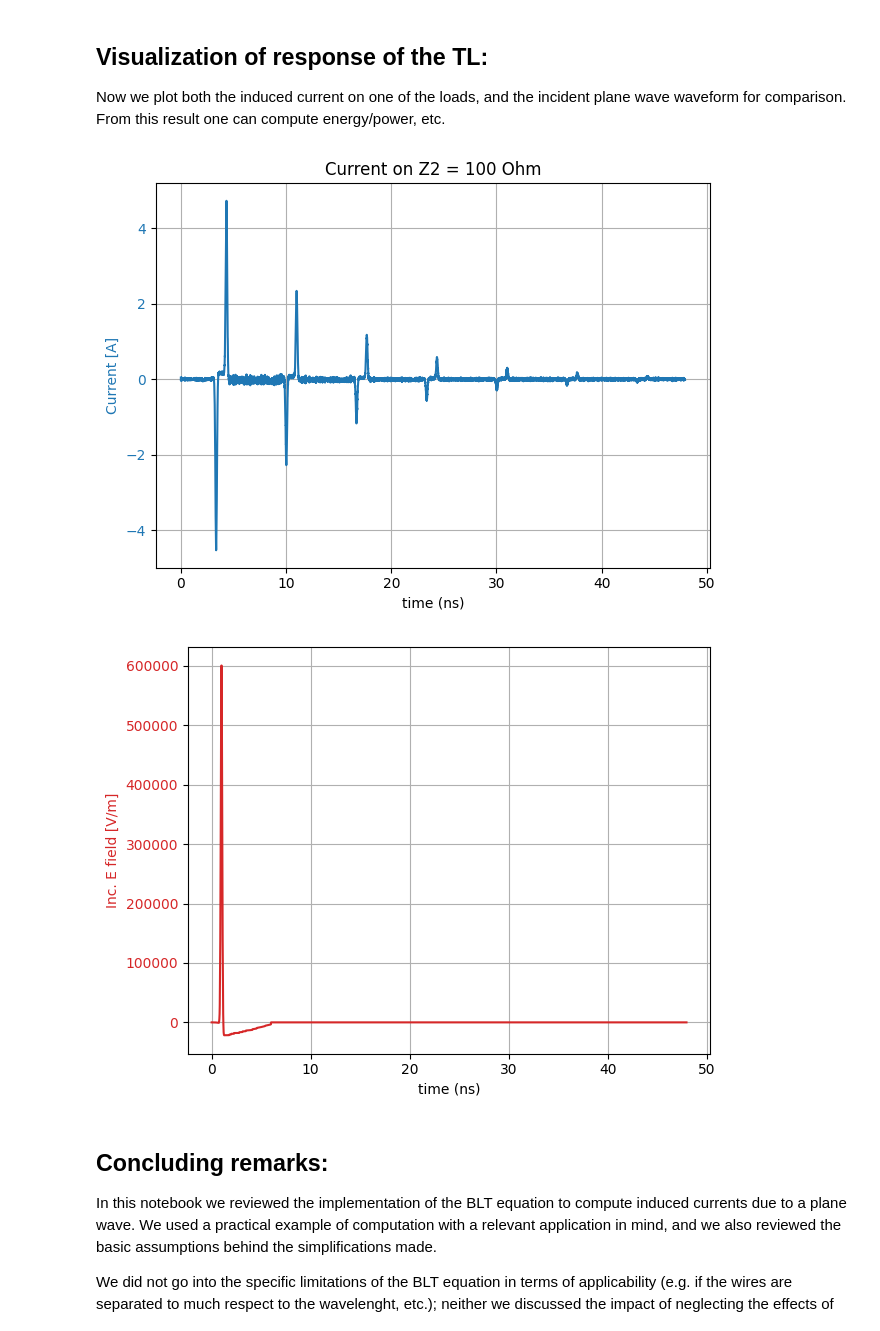
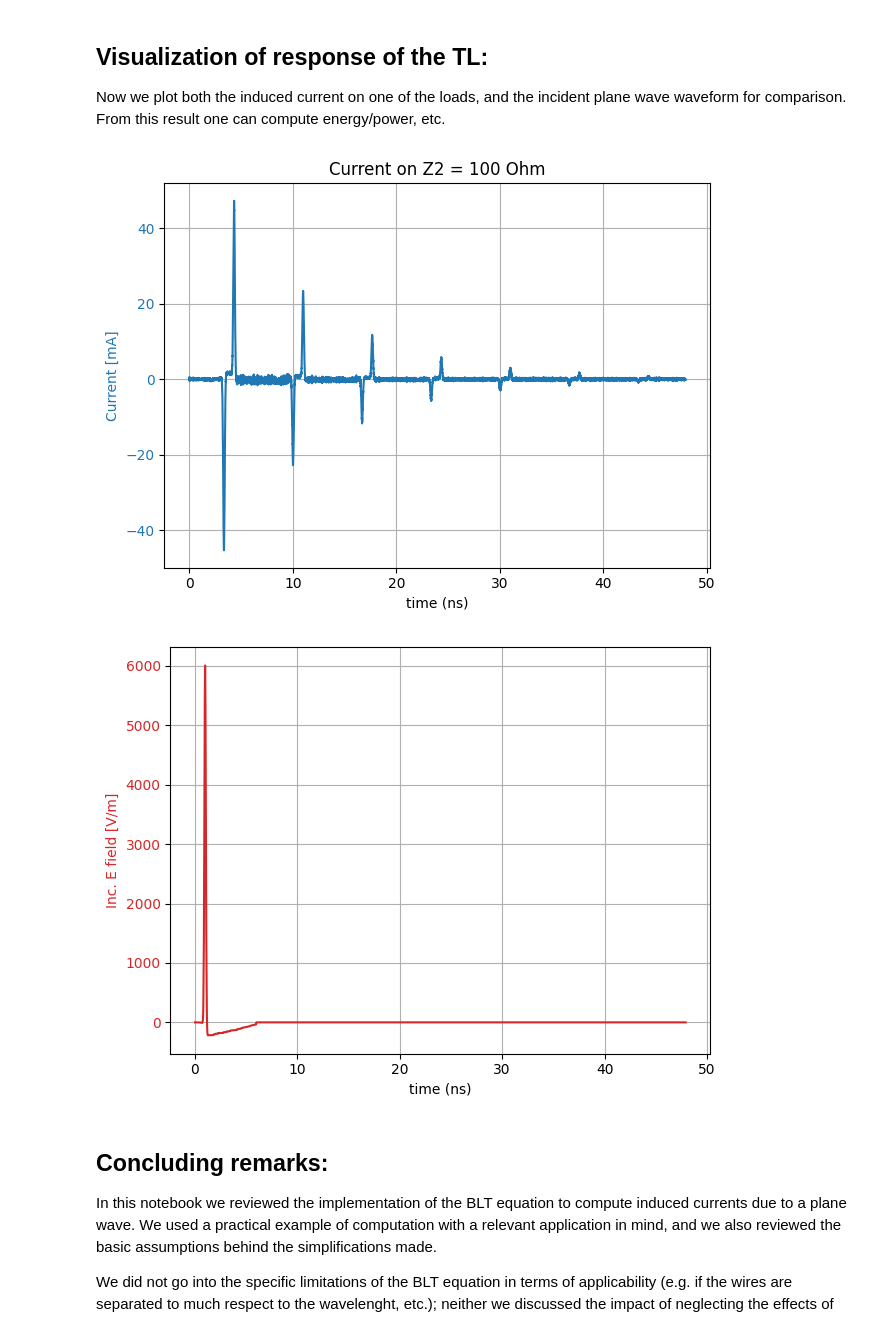
Before and after one commit to deweatherman/BLT_Equation_Time_Domain_Application, a Jupyter notebook: basicTestsTesche.ipynb, the cells around one changed output. Saved outputs shown, nothing was run; the diff lists cells and outputs as text; code cells hidden in the pictures.

```diff
--- a/basicTestsTesche.ipynb
+++ b/basicTestsTesche.ipynb
@@ -182,7 +184,7 @@ tb = 0.5e-9
 td = 0.25e-9
 tf = 3e-9
 
-E_volt_interp_w = E_volt_interp*Waveform_basics.uerf(time_s_interp,ta,tb,td,tf) # in case windowing is necessary
+E_volt_interp_w = (1/100)*E_volt_interp*Waveform_basics.uerf(time_s_interp,ta,tb,td,tf) # in case windowing is necessary
 plt.plot(time_s_interp/(1e-9) , E_volt_interp_w/(1e3))
 plt.xlabel('Time, [ns]')
 plt.ylabel('Electric field, [KV/m]')
@@ -557,32 +561,32 @@ Now we plot both the induced current on one of the loads, and the incident plane
 # %%
 # Plot current and incident field in time domain:
 
 fig1, ax1 = plt.subplots()
 color = 'tab:blue'
 ax1.set_xlabel('time (ns)')
-ax1.set_ylabel('Current [A]', color=color)
+ax1.set_ylabel('Current [mA]', color=color)
 ax1.set_title('Current on Z2 = 100 Ohm')
-ax1.plot(time_interp_w_pad/(1e-9), np.real(inv_fft_pad_2),)
+ax1.plot(time_interp_w_pad/(1e-9), np.real(inv_fft_pad_2)/(1e-3),)
 ax1.tick_params(axis='y', labelcolor=color)
 fig1.tight_layout()
 plt.grid(True)
 plt.show()
 
 #ax2 = ax1.twinx()  # instantiate a second axes that shares the same x-axis
 
 fig2, ax2 = plt.subplots()
 color = 'tab:red'
 ax2.set_xlabel('time (ns)')
 ax2.set_ylabel('Inc. E field [V/m]', color=color)  # we already handled the x-label with ax1
 ax2.plot(time_interp_w_pad/(1e-9), E_volt_interp_w_pad, color=color)
 ax2.tick_params(axis='y', labelcolor=color)
 
 fig2.tight_layout()  # otherwise the right y-label is slightly clipped
 plt.grid(True)
 plt.show()
 # %% [output]
-[figure, old version]
+[figure, new version]
-[figure, old version]
+[figure, new version]
 # %% [markdown]
 ## Concluding remarks:
 
```
Also changed, not shown: parts of 7 cells of this notebook, 1 other file.
